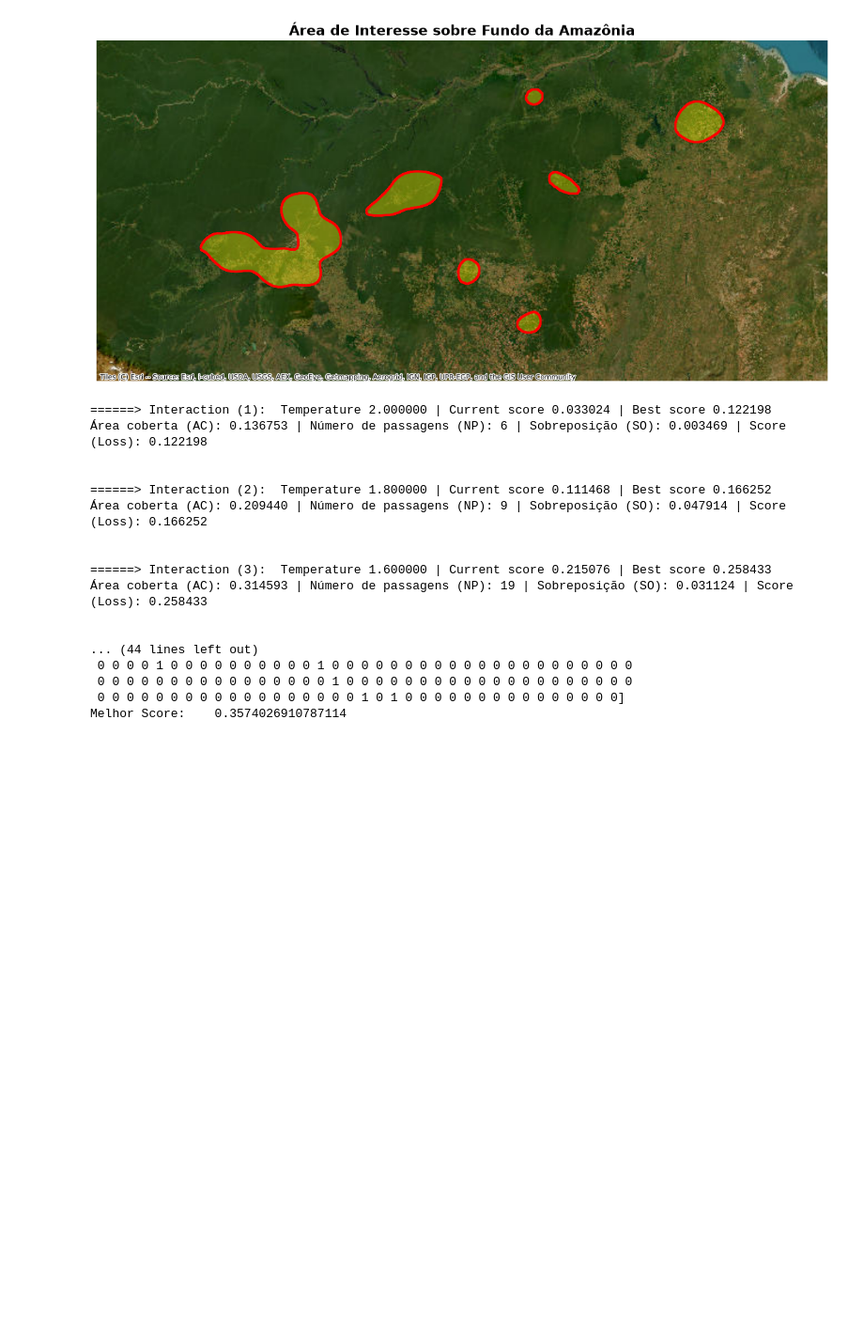
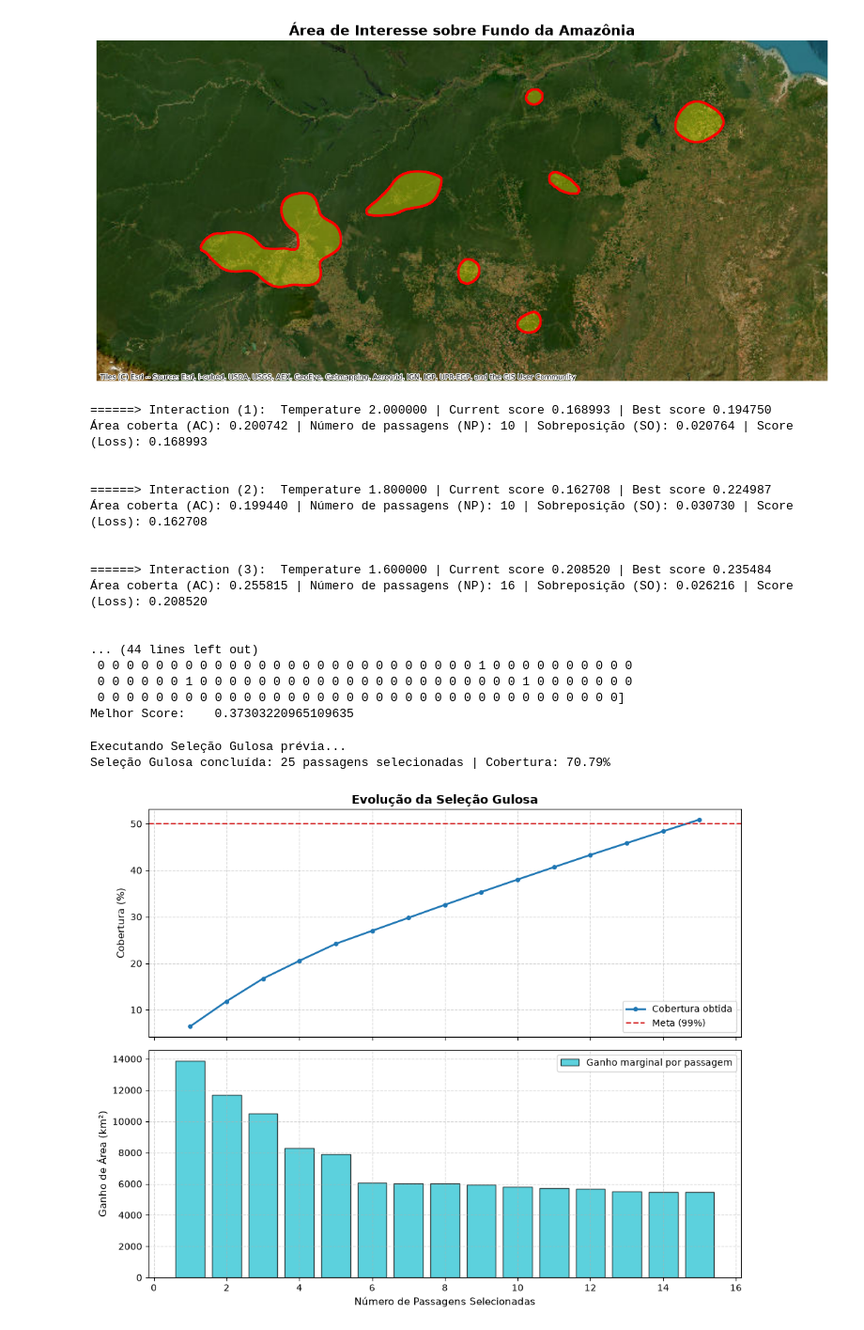
Before and after one commit to AbnerErnaniADSFatec/optimization_algorithms_impl, a Jupyter notebook: simulated_annealing.ipynb, the cells around one changed output. Shown at 94% size. Saved outputs shown, nothing was run; the diff lists cells and outputs as text; code cells hidden in the pictures; blank space fills up the shorter version.

```diff
--- a/simulated_annealing.ipynb
+++ b/simulated_annealing.ipynb
@@ -327,7 +327,8 @@ class BinarySimulatedAnnealing:
                     delta = current_score - neighbor_score
 
                 # Critério de Aceitação de Metropolis
-                if delta <= 0 or np.random.rand() < np.exp(-delta / T):
+                # if delta <= 0 or np.random.rand() (random.randint(0, 10) / 10) < np.exp(-delta / T):
+                if delta <= 0 or (random.randint(0, 10) / 10) < np.exp(-delta / T):
                     current_mask = neighbor_mask
                     current_score = neighbor_score
 
@@ -343,7 +344,7 @@ class BinarySimulatedAnnealing:
 
             if VERBOSE_OUTPUT:
                 print(f"\n\n======> Interaction ({I}):  Temperature {T:.6f} | Current score {current_score:.6f} | Best score {best_score:.6f}")
-                self.objective_func(best_mask, True)
+                self.objective_func(current_mask, True)
 
             history.append(current_score)
             T_history.append(T)
@@ -369,7 +370,7 @@ sa = BinarySimulatedAnnealing(
     alpha=0.50,
     schedule='linear',       # Opções: 'geometric', 'linear', 'logarithmic'
     max_iter_per_temp=100,
-    max_total_steps=10
+    max_total_steps=50
 )
 
 # 4. Executar a otimização
@@ -379,20 +380,20 @@ print("\n--- Otimização Concluída ---")
 print(f"Melhor Máscara:  {melhor_mascara}")
 print(f"Melhor Score:    {melhor_score}")
 # %% [output]
-======> Interaction (1):  Temperature 2.000000 | Current score 0.033024 | Best score 0.122198
-Área coberta (AC): 0.136753 | Número de passagens (NP): 6 | Sobreposição (SO): 0.003469 | Score (Loss): 0.122198
+======> Interaction (1):  Temperature 2.000000 | Current score 0.168993 | Best score 0.194750
+Área coberta (AC): 0.200742 | Número de passagens (NP): 10 | Sobreposição (SO): 0.020764 | Score (Loss): 0.168993
 
 
-======> Interaction (2):  Temperature 1.800000 | Current score 0.111468 | Best score 0.166252
-Área coberta (AC): 0.209440 | Número de passagens (NP): 9 | Sobreposição (SO): 0.047914 | Score (Loss): 0.166252
+======> Interaction (2):  Temperature 1.800000 | Current score 0.162708 | Best score 0.224987
+Área coberta (AC): 0.199440 | Número de passagens (NP): 10 | Sobreposição (SO): 0.030730 | Score (Loss): 0.162708
 
 
-======> Interaction (3):  Temperature 1.600000 | Current score 0.215076 | Best score 0.258433
-Área coberta (AC): 0.314593 | Número de passagens (NP): 19 | Sobreposição (SO): 0.031124 | Score (Loss): 0.258433
+======> Interaction (3):  Temperature 1.600000 | Current score 0.208520 | Best score 0.235484
+Área coberta (AC): 0.255815 | Número de passagens (NP): 16 | Sobreposição (SO): 0.026216 | Score (Loss): 0.208520
 
 
 ... (44 lines left out)
- 0 0 0 0 1 0 0 0 0 0 0 0 0 0 0 1 0 0 0 0 0 0 0 0 0 0 0 0 0 0 0 0 0 0 0 0 0
- 0 0 0 0 0 0 0 0 0 0 0 0 0 0 0 0 1 0 0 0 0 0 0 0 0 0 0 0 0 0 0 0 0 0 0 0 0
- 0 0 0 0 0 0 0 0 0 0 0 0 0 0 0 0 0 0 1 0 1 0 0 0 0 0 0 0 0 0 0 0 0 0 0 0]
-Melhor Score:    0.3574026910787114
+ 0 0 0 0 0 0 0 0 0 0 0 0 0 0 0 0 0 0 0 0 0 0 0 0 0 0 1 0 0 0 0 0 0 0 0 0 0
+ 0 0 0 0 0 0 1 0 0 0 0 0 0 0 0 0 0 0 0 0 0 0 0 0 0 0 0 0 0 1 0 0 0 0 0 0 0
+ 0 0 0 0 0 0 0 0 0 0 0 0 0 0 0 0 0 0 0 0 0 0 0 0 0 0 0 0 0 0 0 0 0 0 0 0]
+Melhor Score:    0.37303220965109635
@@ -398,0 +488,52 @@ Melhor Score:    0.3574026910787114
+# %%
+mascara_gulosa, historico_guloso = selecao_gulosa(
+    alvo_cobertura=0.70,
+    limite_passagens=80
+)
+# %% [output]
+Executando Seleção Gulosa prévia...
+Seleção Gulosa concluída: 25 passagens selecionadas | Cobertura: 70.79%
+# %%
+# 2. Gera o gráfico de evolução
+fig, (ax1, ax2) = plt.subplots(2, 1, figsize=(10, 8), sharex=True)
+
+# Gráfico 1: Cobertura Acumulada (%)
+ax1.plot(
+    historico_guloso["etapa"],
+    historico_guloso["cobertura_pct"],
+    marker='o',
+    color='tab:blue',
+    linewidth=2,
+    markersize=4,
+    label='Cobertura obtida'
+)
+ax1.axhline(
+    50,
+    color='tab:red',
+    linestyle='--',
+    linewidth=1.5,
+    label='Meta (99%)'
+)
+ax1.set_ylabel("Cobertura (%)", fontsize=11)
+ax1.set_title("Evolução da Seleção Gulosa", fontsize=13, fontweight='bold')
+ax1.grid(True, linestyle="--", alpha=0.5)
+ax1.legend(loc="lower right")
+
+# Gráfico 2: Ganho Marginal de Área (km²) a cada nova passagem
+ax2.bar(
+    historico_guloso["etapa"],
+    historico_guloso["ganho_km2"],
+    color='tab:cyan',
+    edgecolor='black',
+    alpha=0.7,
+    label='Ganho marginal por passagem'
+)
+ax2.set_xlabel("Número de Passagens Selecionadas", fontsize=11)
+ax2.set_ylabel("Ganho de Área (km²)", fontsize=11)
+ax2.grid(True, linestyle="--", alpha=0.5)
+ax2.legend(loc="upper right")
+
+plt.tight_layout()
+plt.show()
+# %% [output]
+[figure, added]
```
Also changed, not shown: parts of 3 cells of this notebook, 2 other files.
